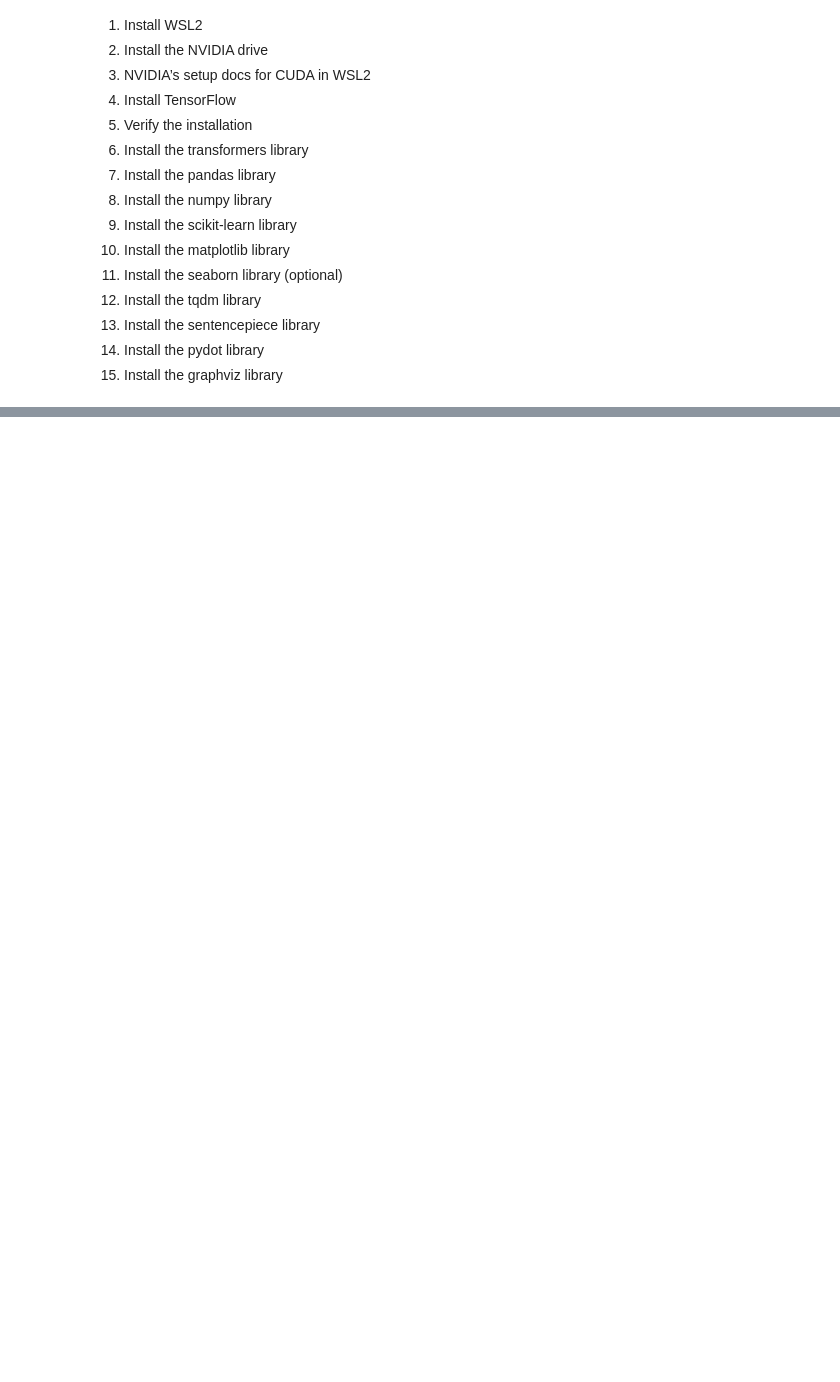
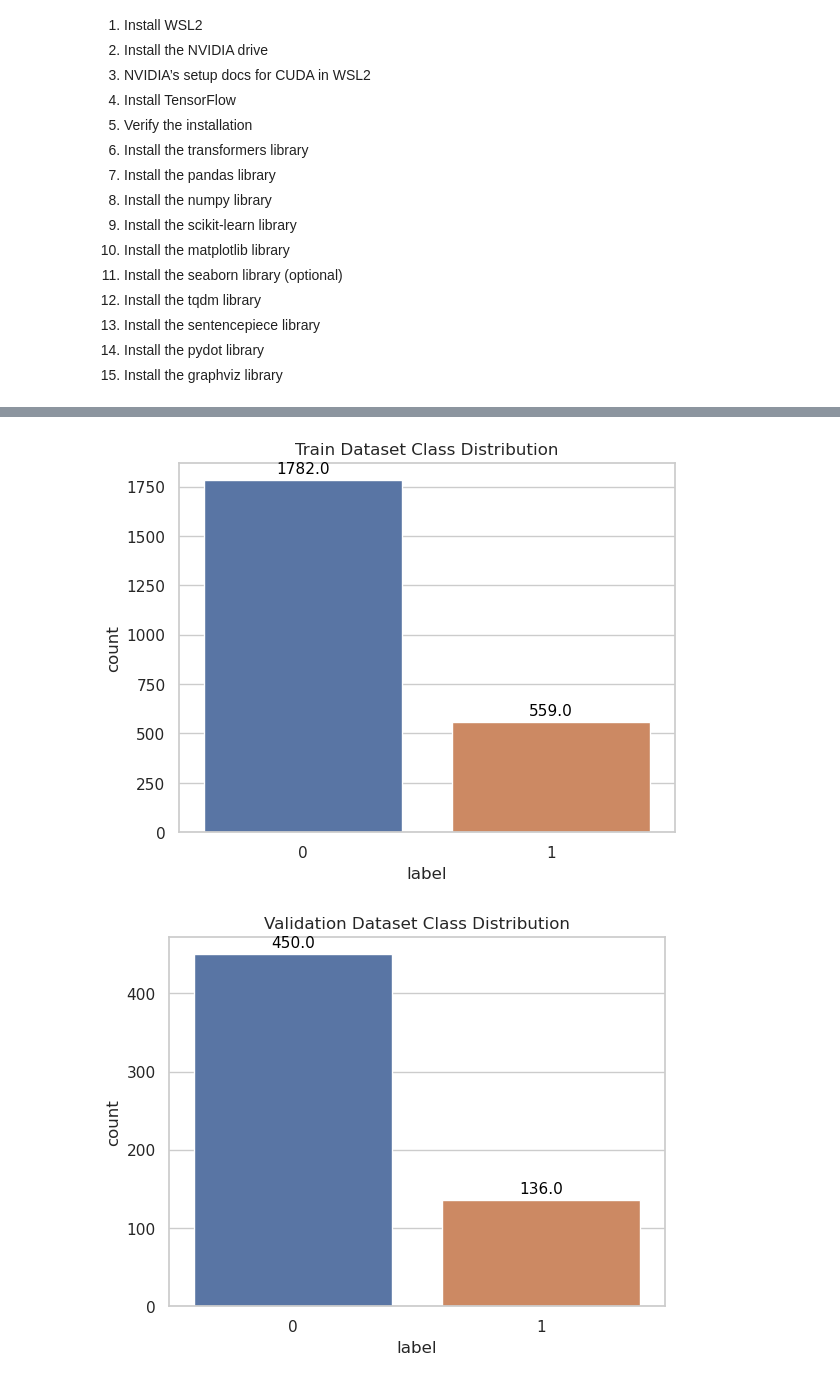
Before and after one commit to selfcontrol7/Korean_Voice_Phishing_Detection, a Jupyter notebook: KoBERT/Vishing Detection using KoBERT model from HuggingFace.ipynb, the cells around one changed output, grey strips where cells are left out. Cells and saved outputs as stored; diff of their text form; code cells hidden in the pictures; blank space fills up the shorter version.

Commit message:
# KoBERT Training Attempt 1

```diff
--- a/KoBERT/Vishing Detection using KoBERT model from HuggingFace.ipynb
+++ b/KoBERT/Vishing Detection using KoBERT model from HuggingFace.ipynb
@@ -90,0 +211,6 @@ from sklearn.model_selection import train_test_split
+# %%
+# Load the cleaned dataset
+df = pd.read_csv('KorCCVi_v2_cleaned.csv')
+# %%
+sentences = df['transcript'].values
+labels = df['label'].values
@@ -90,0 +276,6 @@ from sklearn.model_selection import train_test_split
+# %%
+# Split data into training and testing sets
+# train_inputs, validation_inputs, train_inputs, validation_labels = train_test_split(sentences, labels, random_state=2018, test_size=0.2)
+
+# Split data into training and testing sets
+X_train, X_test, y_train, y_test = train_test_split(sentences, labels, test_size=0.2)
@@ -90,0 +293,7 @@ from sklearn.model_selection import train_test_split
+# %%
+# plot the class distribution of train and validation set
+plot_class_distribution(pd.DataFrame(y_train, columns=['label']), 'Train Dataset Class Distribution')
+plot_class_distribution(pd.DataFrame(y_test, columns=['label']), 'Validation Dataset Class Distribution')
+# %% [output]
+[figure, added]
+[figure, added]
```
Also changed, not shown: parts of 75 cells of this notebook.
